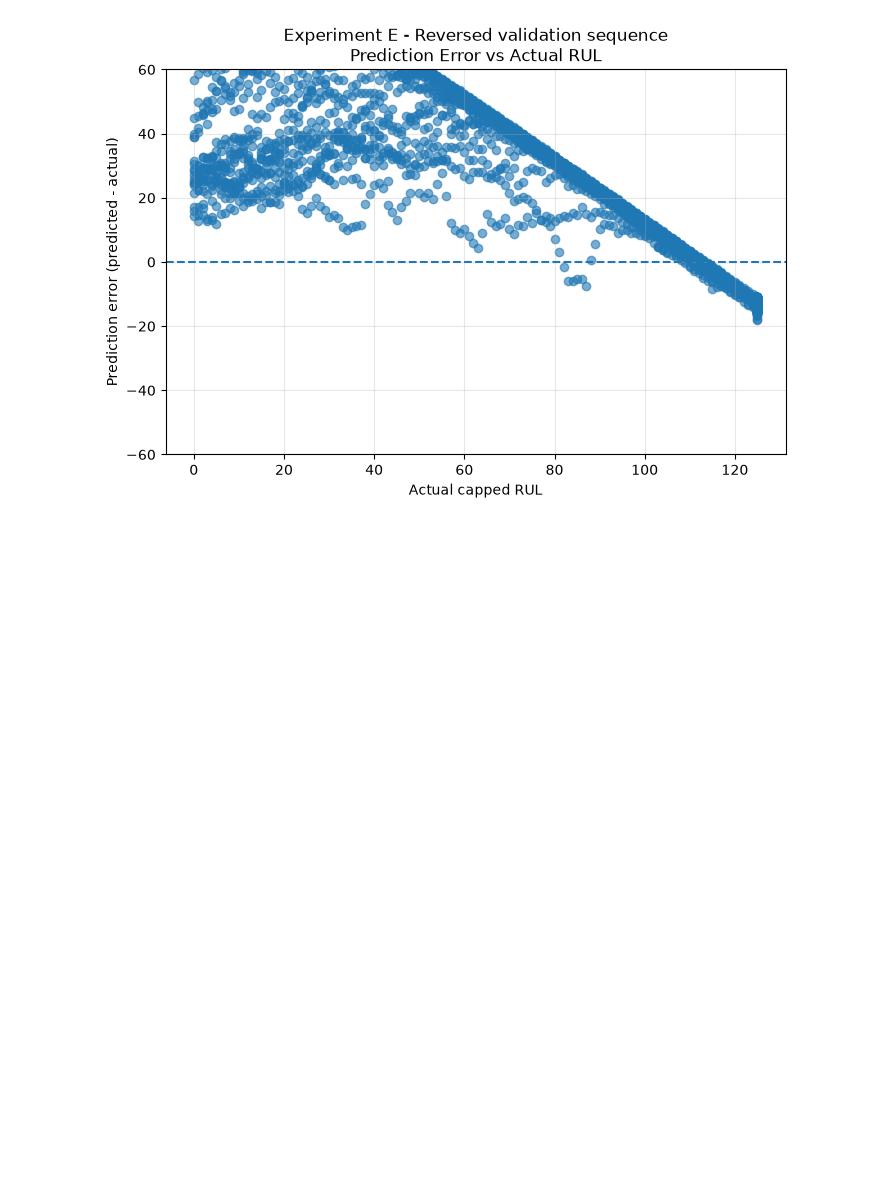
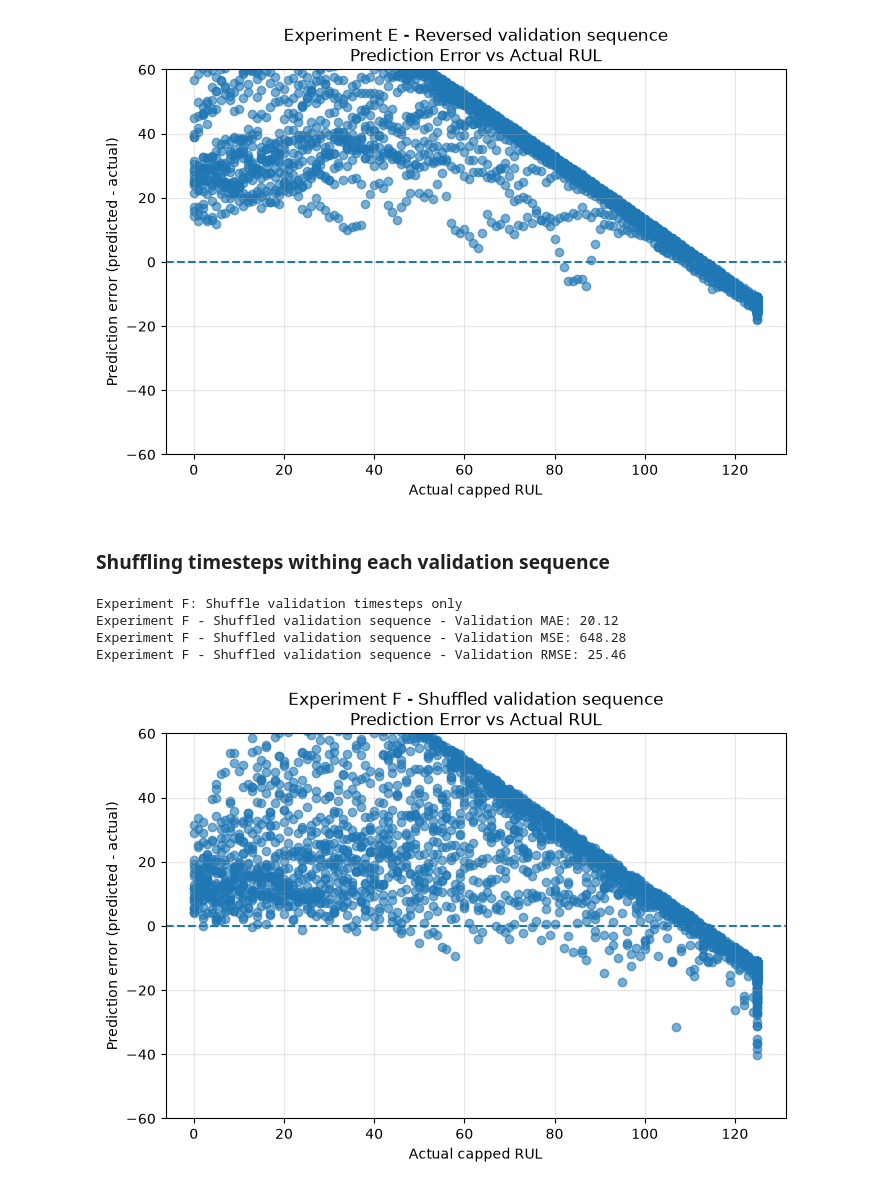
Before and after one commit to iamprakhar10/aircraft-rul-predictor, a Jupyter notebook: notebooks/02_temporal_ablation.ipynb, the cells around one changed output. Drawn from its saved outputs; the diff is of its cells as text; code cells hidden in the pictures; blank space fills up the shorter version.

Commit message:
Ablation: Tested shuffled features

```diff
--- a/notebooks/02_temporal_ablation.ipynb
+++ b/notebooks/02_temporal_ablation.ipynb
@@ -1380,3 +1380,59 @@ plot_prediction_error(
 )
 # %% [output]
 [figure]
+# %% [markdown]
+### Shuffling timesteps withing each validation sequence
+# %%
+# ============================================================
+# Experiment F: Shuffle validation timesteps only
+# ============================================================
+
+rng = np.random.default_rng(SEED)
+
+X_val_shuffled = X_val_full_scaled.copy()
+
+for i in range(len(X_val_shuffled)):
+    permutation = rng.permutation(WINDOW)
+    X_val_shuffled[i] = X_val_shuffled[i, permutation, :]
+
+X_val_shuffled_tensor = torch.tensor(
+    X_val_shuffled,
+    dtype=torch.float32,
+)
+
+results_shuffled = evaluate_model(
+    model_full,
+    X_val_shuffled_tensor,
+    y_val_full,
+)
+
+print()
+print("Experiment F: Shuffle validation timesteps only")
+
+print(
+    f"Experiment F - Shuffled validation sequence - "
+    f"Validation MAE: {results_shuffled['mae']:.2f}"
+)
+
+print(
+    f"Experiment F - Shuffled validation sequence - "
+    f"Validation MSE: {results_shuffled['mse']:.2f}"
+)
+
+print(
+    f"Experiment F - Shuffled validation sequence - "
+    f"Validation RMSE: {results_shuffled['rmse']:.2f}"
+)
+# %% [output]
+Experiment F: Shuffle validation timesteps only
+Experiment F - Shuffled validation sequence - Validation MAE: 20.12
+Experiment F - Shuffled validation sequence - Validation MSE: 648.28
+Experiment F - Shuffled validation sequence - Validation RMSE: 25.46
+# %%
+plot_prediction_error(
+    y_val_full,
+    results_shuffled["predictions"],
+    "Experiment F - Shuffled validation sequence",
+)
+# %% [output]
+[figure, added]
```
Also changed, not shown: parts of 1 cell of this notebook.
